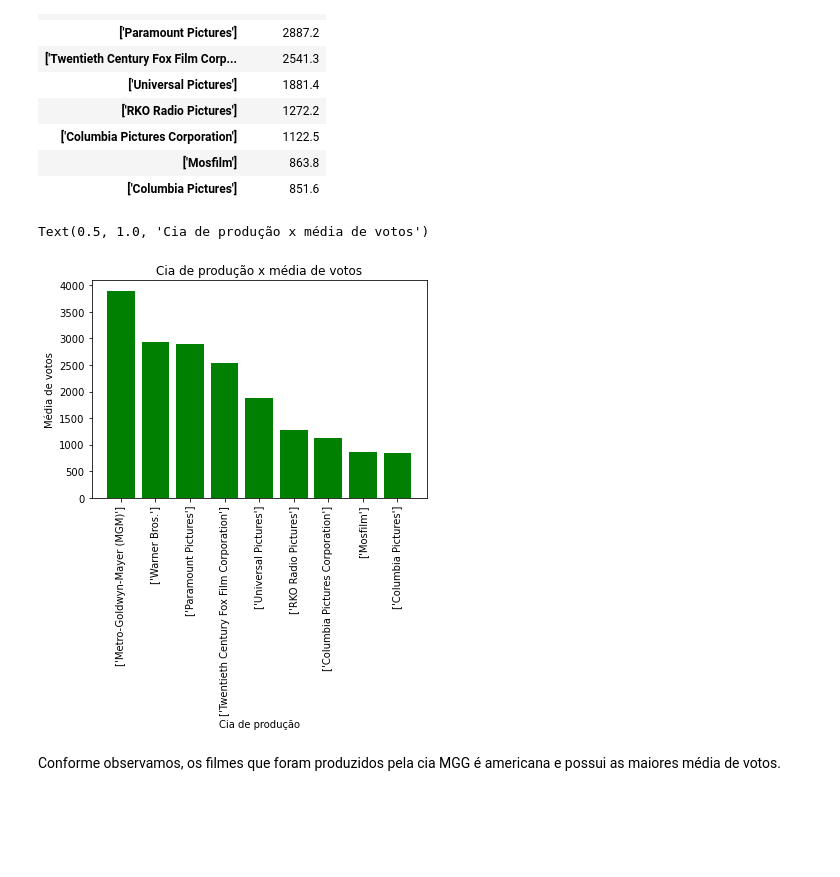
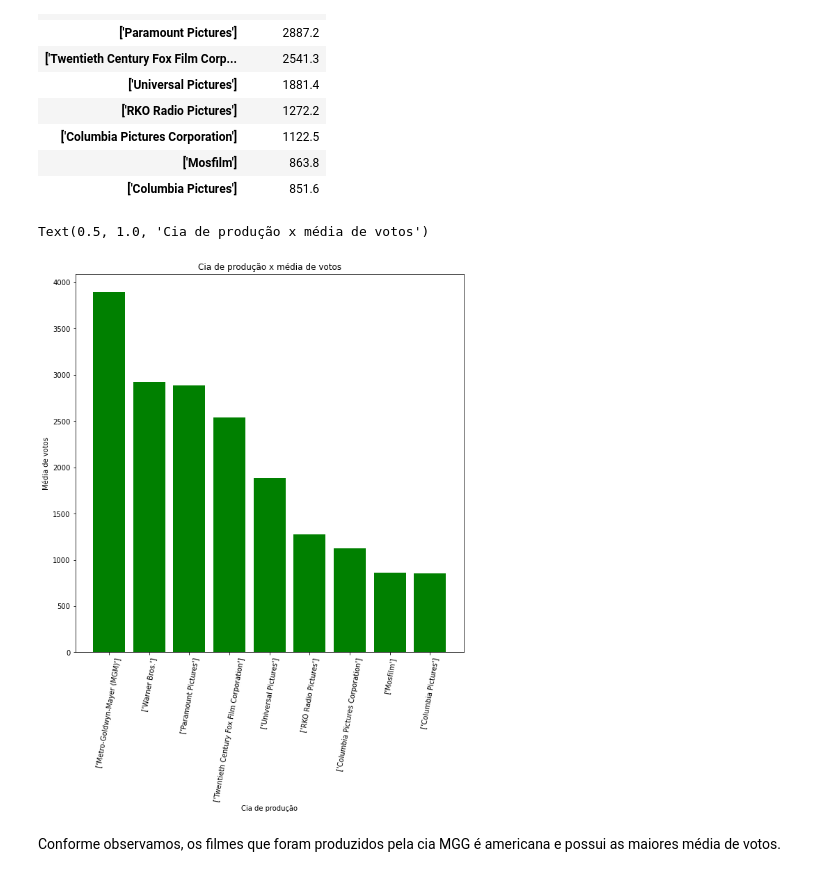
Before and after one commit to hericax/Pos, a Jupyter notebook: projeto_3/aed_projeto_3.ipynb, the cells around one changed output. Cells and saved outputs as stored; diff of their text form; code cells hidden in the pictures; blank space fills up the shorter version.

```diff
--- a/projeto_3/aed_projeto_3.ipynb
+++ b/projeto_3/aed_projeto_3.ipynb
@@ -1238,3 +1590,11 @@ df_final = df[['titulo_original',
+# %%
+######### EXCLUIR
+
+df_final.novo_pais_producao = df_final.novo_pais_producao.astype('category')
+df_final.novo_idiomas_falados = df_final.novo_idiomas_falados.astype('category')
+df_final.novo_cia_producao = df_final.novo_cia_producao.astype('category')
+df_final.tipo_duracao = df_final.tipo_duracao.astype('category')
+df_final.generos_ordenados = df_final.generos_ordenados.astype('category')
 # %%
 df_final.dtypes
 # %% [output]
@@ -1257,18 +1617 @@ ano_lancamento           object
 dtype: object
-# %%
-# converter variáveis object para categoricas
-df_final.status = df_final.status.astype('category')
-
-#df.adulto = df.adulto.astype('category')
-#df.titulo_original = df.titulo_original.astype('category')
-#df.titulo = df.titulo.astype('category')
-df.lingua_original = df.lingua_original.astype('category')
-
-
-# converter variáveis objecto para float ou inteiro
-df_final.popularidade = df_final.popularidade.astype('float64')
-df_final.ano_lancamento = df_final.ano_lancamento.astype('int64')
-#df.despesas = df.despesas.astype('float64')
-#df.receita = df.receita.astype('float64')
-#df.qtde_votos = df.qtde_votos.astype('int64')
-#df.id = df.id.astype('int64')
@@ -1596,17 +1940,19 @@ df_final[['novo_cia_producao','media_votos']].groupby('novo_cia_producao').sum()
 # %%
 # plotando os 10 cia com maior média de votos
 x = df_final[['novo_cia_producao','media_votos']].groupby('novo_cia_producao').sum().sort_values(by = 'media_votos', ascending = False).head(10)
 x = x.reset_index()
 
-plt.bar(x.novo_cia_producao[1:10],x.media_votos[1:10],color='green')
+plt.bar(x.novo_cia_producao[1:20],x.media_votos[1:20],color='green')
 
-plt.xticks(rotation=90)
+plt.rcParams['figure.figsize'] = [10, 10]
+
+plt.xticks(rotation=80)
 plt.xlabel("Cia de produção")
 plt.ylabel("Média de votos")
 plt.title("Cia de produção x média de votos")# plotando os 10 idiomas originais com maior média de votos
 # %% [output]
 Text(0.5, 1.0, 'Cia de produção x média de votos')
-[figure, old version]
+[figure, new version]
 # %% [markdown]
 Conforme observamos, os filmes que foram produzidos pela cia MGG é americana e possui as maiores média de votos.
 # %% [markdown]
```
Also changed, not shown: parts of 60 cells of this notebook, 10 other files.
